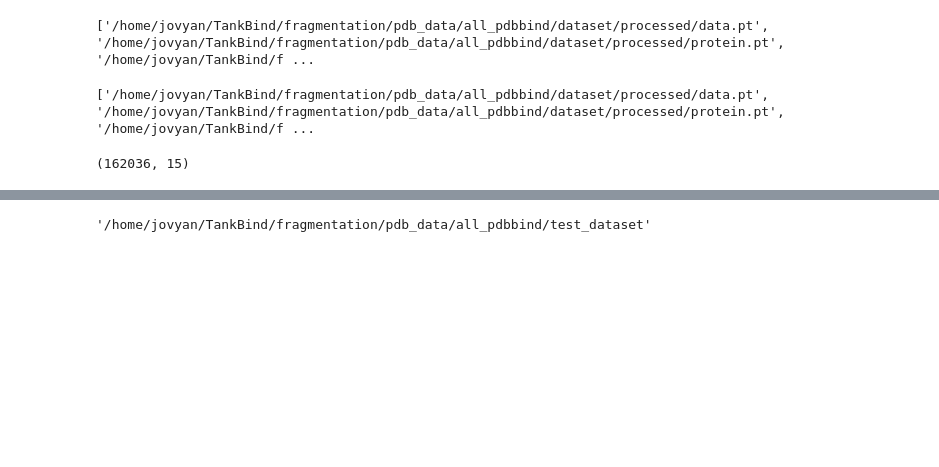
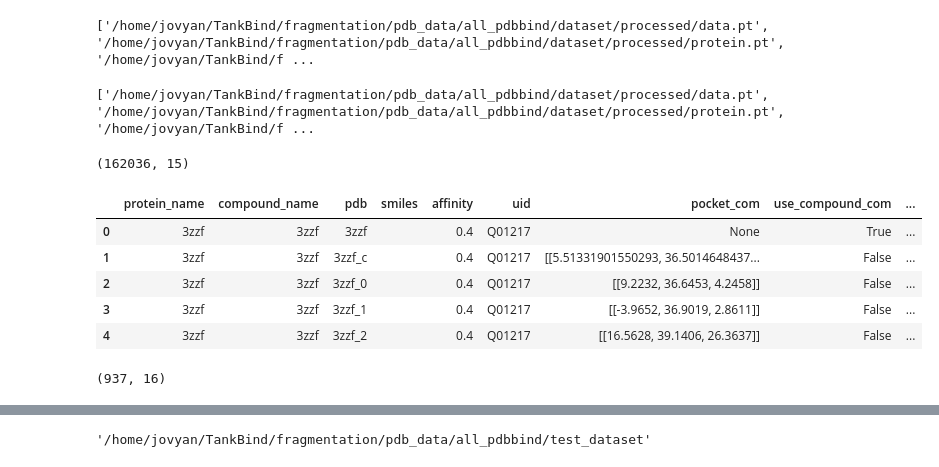
Before and after one commit to liuhaibinrobin/dockpublic, a Jupyter notebook: examples/construction_PDBbind_training_and_test_dataset.ipynb, the cells around one changed output, grey strips where cells are left out. Cells and saved outputs as stored; diff of their text form; code cells hidden in the pictures; blank space fills up the shorter version.

```diff
--- a/examples/construction_PDBbind_training_and_test_dataset.ipynb
+++ b/examples/construction_PDBbind_training_and_test_dataset.ipynb
@@ -317,3 +330,12 @@ info = torch.load(f"/home/jovyan/TankBind/fragmentation/pdb_data/all_pdbbind/dat
 info.shape
 # %% [output]
 (162036, 15)
+# %%
+info.head()
+# %% [output]
+|  | protein_name | compound_name | pdb | smiles | affinity | uid | pocket_com | use_compound_com | ... |
+| 0 | 3zzf | 3zzf | 3zzf |  | 0.4 | Q01217 | None | True | ... |
+| 1 | 3zzf | 3zzf | 3zzf_c |  | 0.4 | Q01217 | [[5.51331901550293, 36.5014648437... | False | ... |
+| 2 | 3zzf | 3zzf | 3zzf_0 |  | 0.4 | Q01217 | [[9.2232, 36.6453, 4.2458]] | False | ... |
+| 3 | 3zzf | 3zzf | 3zzf_1 |  | 0.4 | Q01217 | [[-3.9652, 36.9019, 2.8611]] | False | ... |
+| 4 | 3zzf | 3zzf | 3zzf_2 |  | 0.4 | Q01217 | [[16.5628, 39.1406, 26.3637]] | False | ... |
@@ -319,0 +353,5 @@ info.shape
+# %%
+info1 = info.query("use_compound_com == True and c_length < 100 and native_num_contact > 5")
+info1.shape
+# %% [output]
+(937, 16)
```
Also changed, not shown: parts of 21 cells of this notebook.
